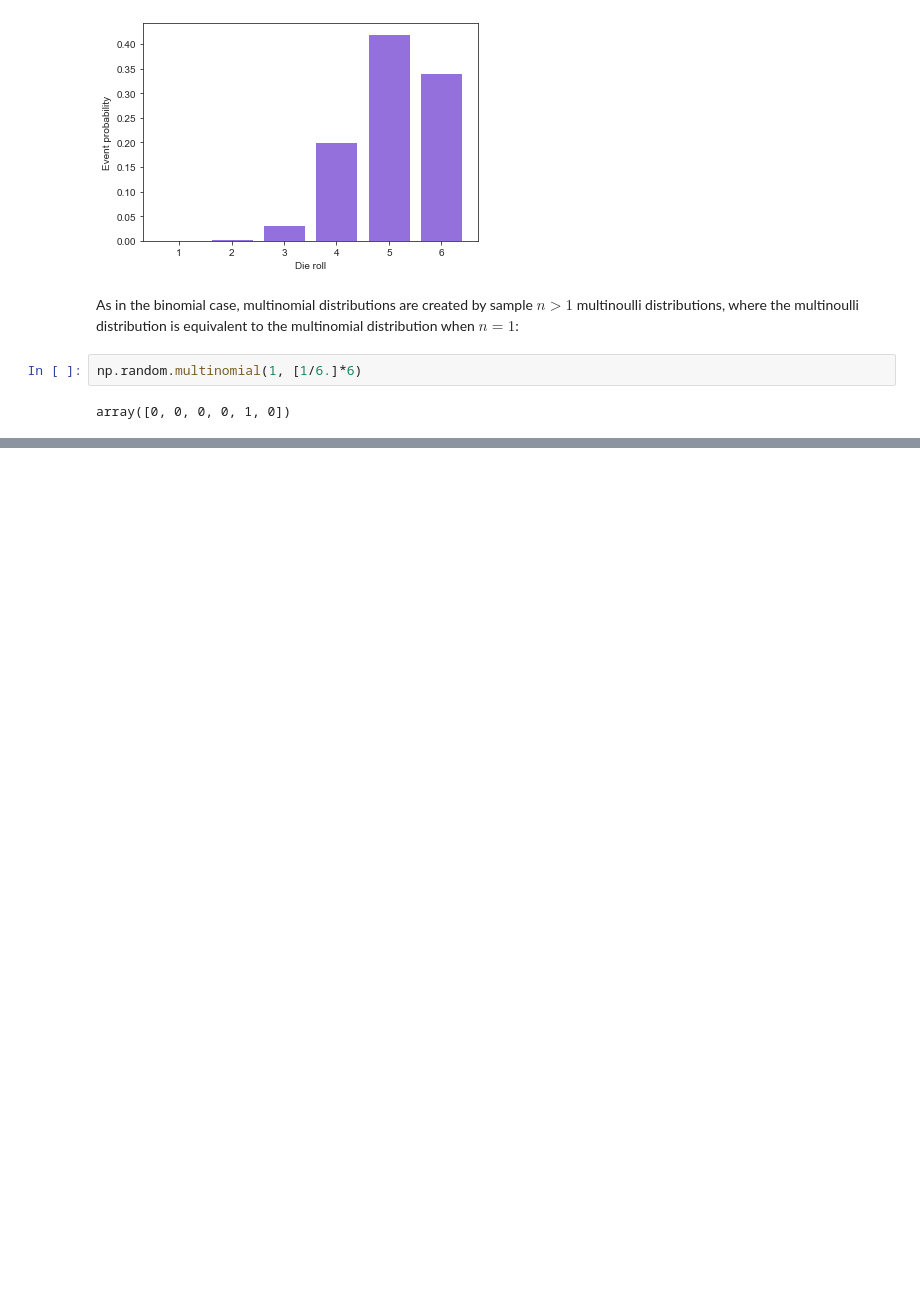
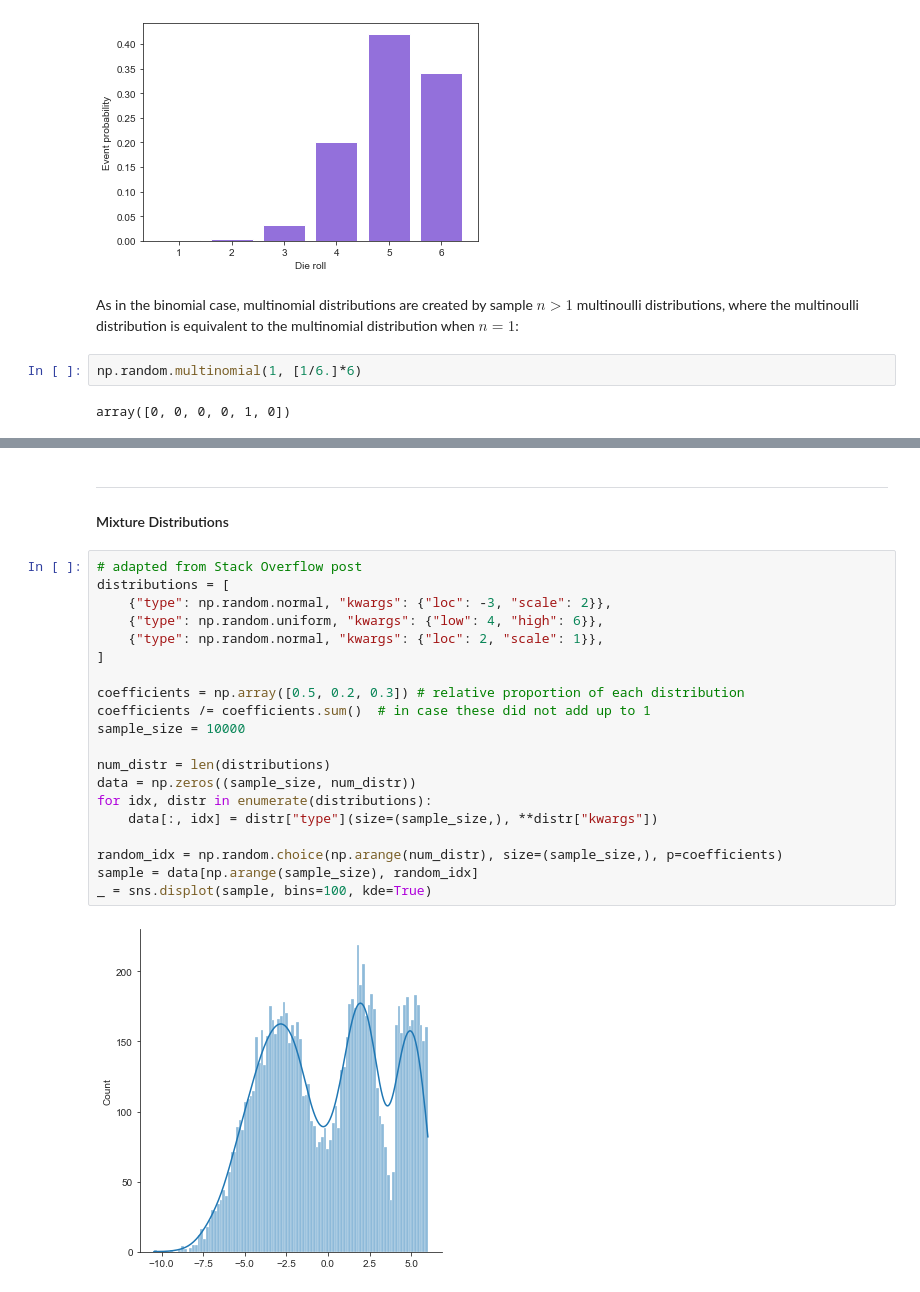
Before and after one commit to luo-xiao/Python_Learning, a Jupyter notebook: app6_probability_and_statistics/2_Distributions_in_ML.ipynb, the cells around one changed output, grey strips where cells are left out. Saved outputs shown, nothing was run; the diff lists cells and outputs as text; blank space fills up the shorter version.

```diff
--- a/app6_probability_and_statistics/2_Distributions_in_ML.ipynb
+++ b/app6_probability_and_statistics/2_Distributions_in_ML.ipynb
@@ -288,0 +333,26 @@ array([0, 0, 0, 0, 1, 0])
+# %% [markdown]
+<hr>
+
+#### Mixture Distributions
+# %%
+# adapted from Stack Overflow post
+distributions = [
+    {"type": np.random.normal, "kwargs": {"loc": -3, "scale": 2}},
+    {"type": np.random.uniform, "kwargs": {"low": 4, "high": 6}},
+    {"type": np.random.normal, "kwargs": {"loc": 2, "scale": 1}},
+]
+
+coefficients = np.array([0.5, 0.2, 0.3]) # relative proportion of each distribution
+coefficients /= coefficients.sum()  # in case these did not add up to 1
+sample_size = 10000
+
+num_distr = len(distributions)
+data = np.zeros((sample_size, num_distr))
+for idx, distr in enumerate(distributions):
+    data[:, idx] = distr["type"](size=(sample_size,), **distr["kwargs"])
+
+random_idx = np.random.choice(np.arange(num_distr), size=(sample_size,), p=coefficients)
+sample = data[np.arange(sample_size), random_idx]
+_ = sns.displot(sample, bins=100, kde=True)
+# %% [output]
+[figure, added]
```
Also changed, not shown: parts of 11 cells of this notebook.
